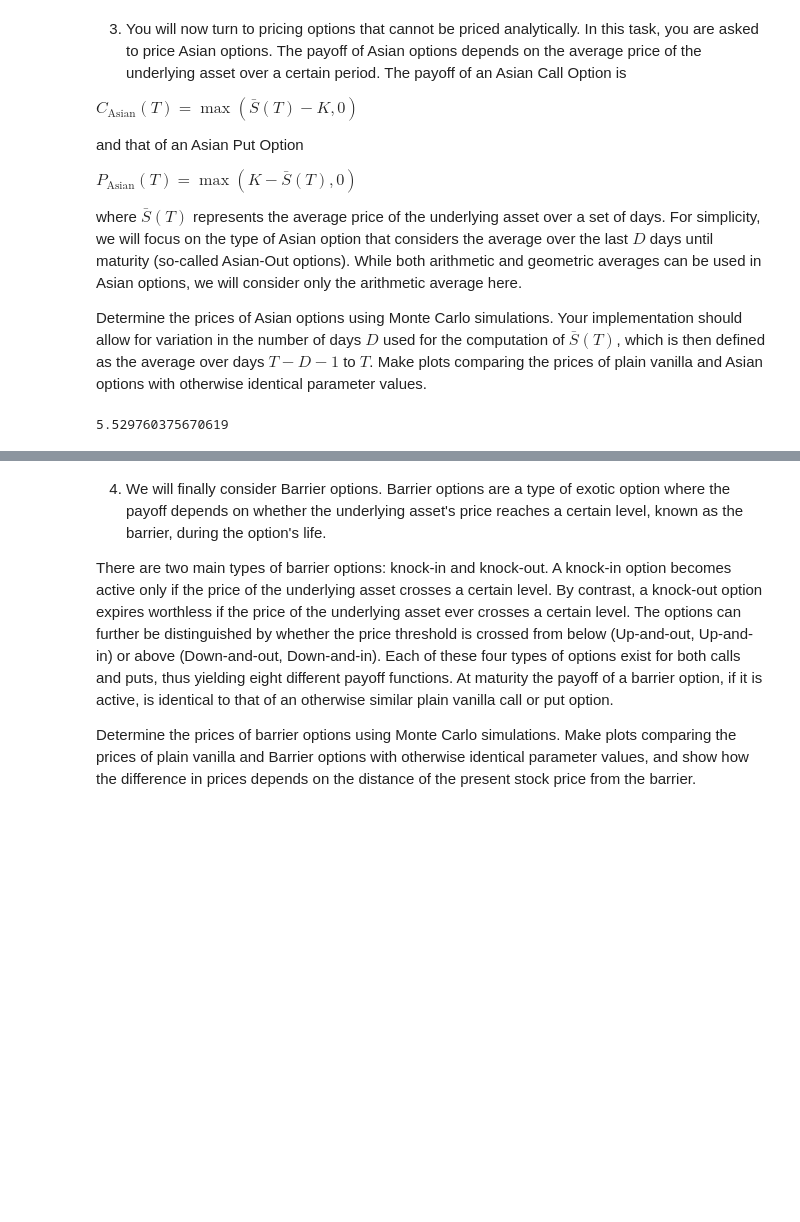
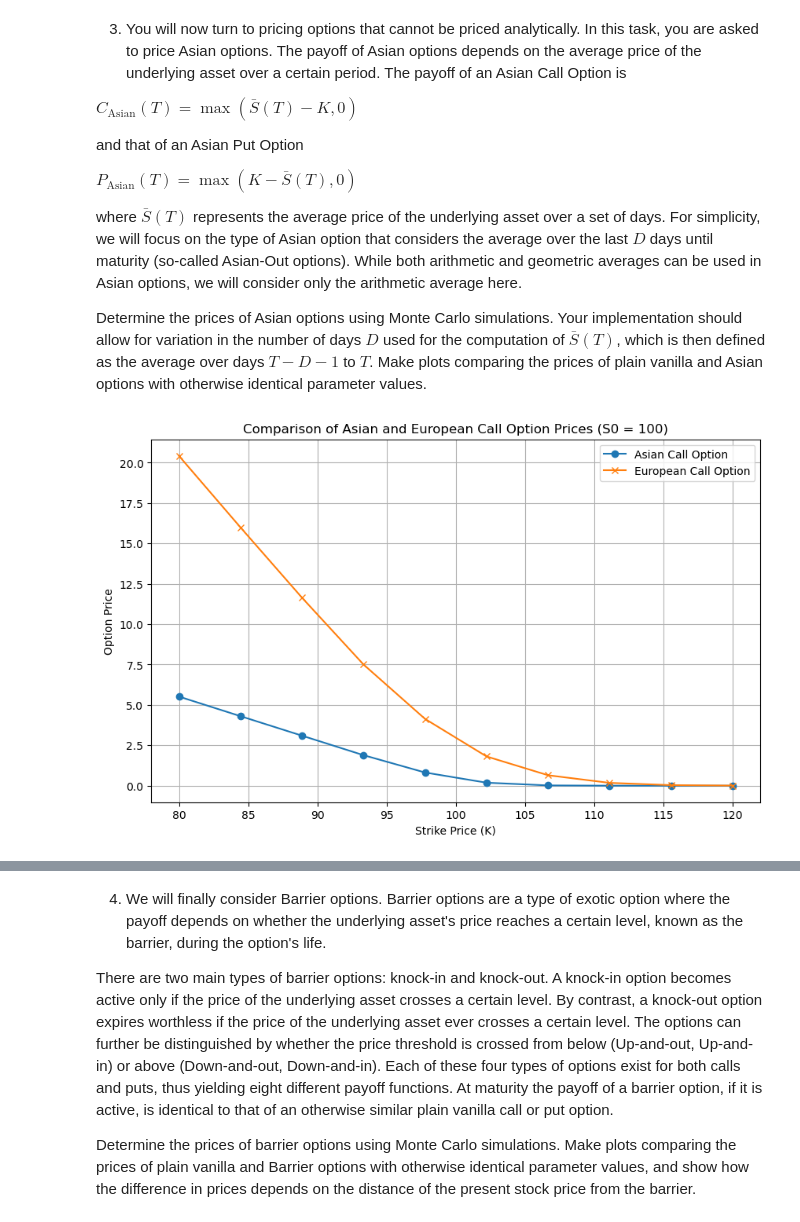
Before and after one commit to moahritz/py.fin, a Jupyter notebook: Assignment 2/homework2.ipynb, the cells around one changed output, grey strips where cells are left out. Drawn from its saved outputs; the diff is of its cells as text; code cells hidden in the pictures; blank space fills up the shorter version.

```diff
--- a/Assignment 2/homework2.ipynb
+++ b/Assignment 2/homework2.ipynb
@@ -255,32 +255,60 @@ Determine the prices of Asian options using Monte Carlo simulations. Your implem
 # %%
 
 def asia_Csim(S0, K, D, dt, r, v, NSim):
     '''
     S0: initial stock price
     K: strike price
     D: Days to maturity (in years)
     dt: time step
     r: risk free rate
     v: volatility
     NSim: number of simulations
     '''
-    nsteps = int(((D - 1)/ 252)/ dt)    #daily steps
+    nsteps = int((D/ 252)/ dt)    #daily steps
     S_euler = np.zeros((NSim, nsteps))
     dW = np.zeros((NSim, nsteps))
     disc_payoff = np.zeros(NSim)
 
     for j in range(NSim):
         dW[j] = np.sqrt(dt) * np.random.standard_normal(nsteps)
         S_euler[j][0] = S0
 
         for i in range(1, nsteps):
             S_euler[j][i] = S_euler[j][i - 1] + r * S_euler[j][i - 1] * dt + v * S_euler[j][i - 1] * dW[j][i - 1]
         disc_payoff[j] = np.exp(-r * D) * np.max((np.mean(S_euler[j]) - K, 0))
 
     SimPay = np.mean(disc_payoff)
 
     return SimPay
 
-asia_Csim(120, 100, 26, 1/252, 0.05, 0.2, 100000)
+
+# Parameters
+S0 = 100  # Initial stock price
+K_values = np.linspace(80, 120, 10)  # Strike prices
+D = 26  # days
+dt = 1/252  # Daily steps
+r = 0.05  # Risk-free rate
+v = 0.2  # Volatility
+NSim = 100000  # Number of simulations
+
+asia_prices = []
+euro_prices = []
+
+for K in K_values:
+    asia_price = asia_Csim(S0, K, D, dt, r, v, NSim)
+    euro_price = euro_Csim(S0, K, D, r, v, NSim)
+    asia_prices.append(asia_price)
+    euro_prices.append(euro_price[0])
+
+# Plotting the results
+plt.figure(figsize=(10, 6))
+plt.plot(K_values, asia_prices, label='Asian Call Option', marker='o')
+plt.plot(K_values, euro_prices, label='European Call Option', marker='x')
+plt.xlabel('Strike Price (K)')
+plt.ylabel('Option Price')
+plt.title('Comparison of Asian and European Call Option Prices (S0 = 100)')
+plt.legend()
+plt.grid(True)
+plt.show()
 # %% [output]
-5.529760375670619
+[figure, added]
```
Also changed, not shown: parts of 1 cell of this notebook, 1 other file.
